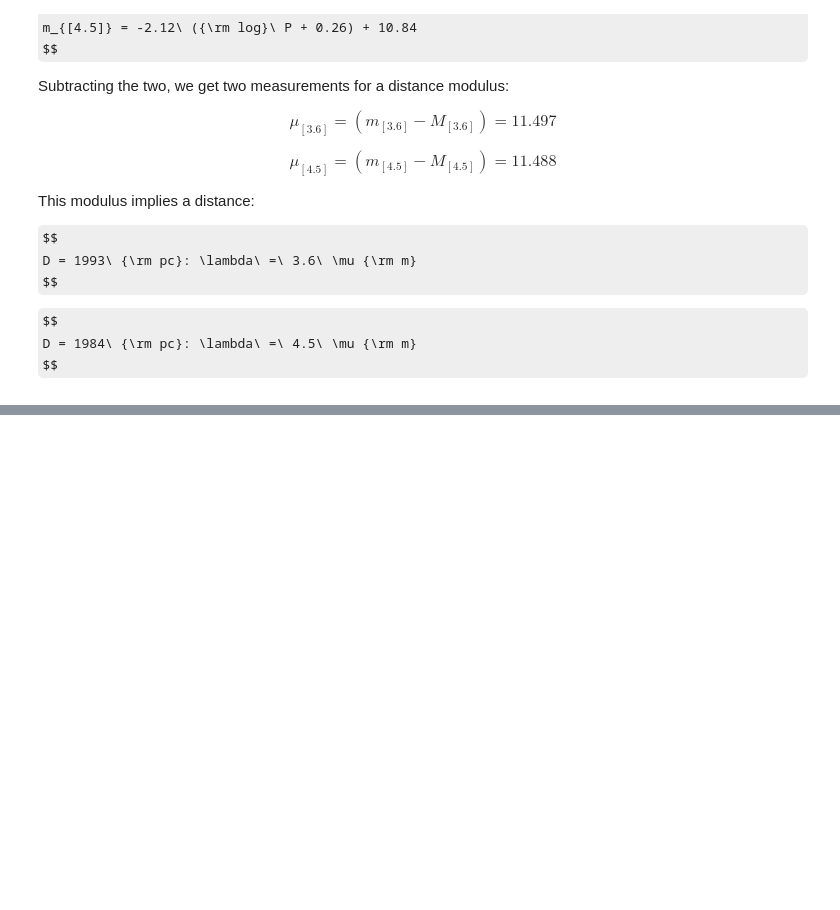
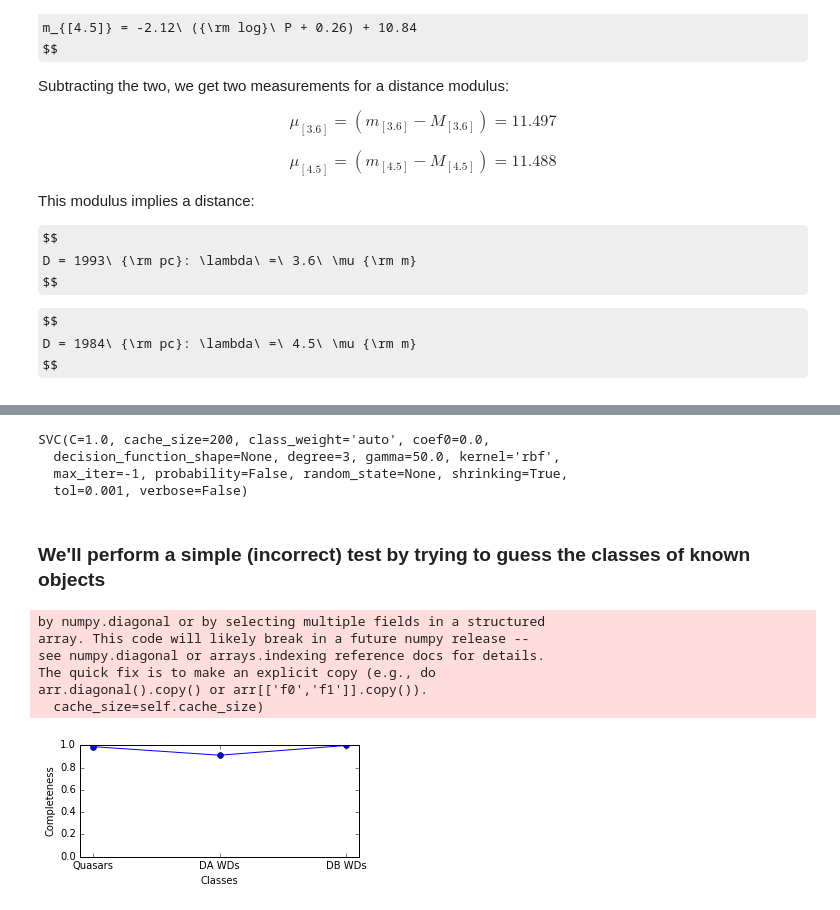
Before and after one commit to astroJeff/SMAC, a Jupyter notebook: Week_0/Week 0 - Introduction.ipynb, the cells around one changed output, grey strips where cells are left out. Cells and saved outputs as stored; diff of their text form; code cells hidden in the pictures; some formulas as TeX source; blank space fills up the shorter version.

```diff
--- a/Week_0/Week 0 - Introduction.ipynb
+++ b/Week_0/Week 0 - Introduction.ipynb
@@ -311,0 +464,42 @@ But, this is a somewhat specialized situation. The above equation for $X$ has th
+# %%
+from sklearn.svm import SVC, LinearSVC
+
+clf = SVC(kernel='rbf', gamma=50.0, class_weight='auto')
+#clf = LinearSVC(loss='l2')
+clf.fit(data, classes)
+# %% [output]
+SVC(C=1.0, cache_size=200, class_weight='auto', coef0=0.0,
+  decision_function_shape=None, degree=3, gamma=50.0, kernel='rbf',
+  max_iter=-1, probability=False, random_state=None, shrinking=True,
+  tol=0.001, verbose=False)
+# %% [markdown]
+### We'll perform a simple (incorrect) test by trying to guess the classes of known objects
+# %%
+classes_out_quasars = clf.predict(quasar_mags)
+completeness_quasars = float(len(np.where(classes_out_quasars == 1)[0])) / float(len(quasar_mags))
+classes_out_DA_WDs = clf.predict(DA_WD_mags)
+completeness_DA_WDs = float(len(np.where(classes_out_DA_WDs == 2)[0])) / float(len(DA_WD_mags))
+classes_out_DB_WDs = clf.predict(DB_WD_mags)
+completeness_DB_WDs = float(len(np.where(classes_out_DB_WDs == 3)[0])) / float(len(DB_WD_mags))
+
+fig, ax = plt.subplots(1, 1, figsize=(5,2))
+
+ax.plot([1, 2, 3], [completeness_quasars, completeness_DA_WDs, completeness_DB_WDs], marker='o')
+ax.set_ylim(0, 1.0)
+ax.set_xlim(0.9, 3.1)
+
+ax.set_xticks([1, 2, 3])
+ax.set_xticklabels(["Quasars", "DA WDs", "DB WDs"])
+
+ax.set_xlabel('Classes')
+ax.set_ylabel('Completeness')
+
+plt.show()
+# %% [output]
+by numpy.diagonal or by selecting multiple fields in a structured
+array. This code will likely break in a future numpy release --
+see numpy.diagonal or arrays.indexing reference docs for details.
+The quick fix is to make an explicit copy (e.g., do
+arr.diagonal().copy() or arr[['f0','f1']].copy()).
+  cache_size=self.cache_size)
+[figure, added]
```
Also changed, not shown: parts of 26 cells of this notebook, 5 other files.
